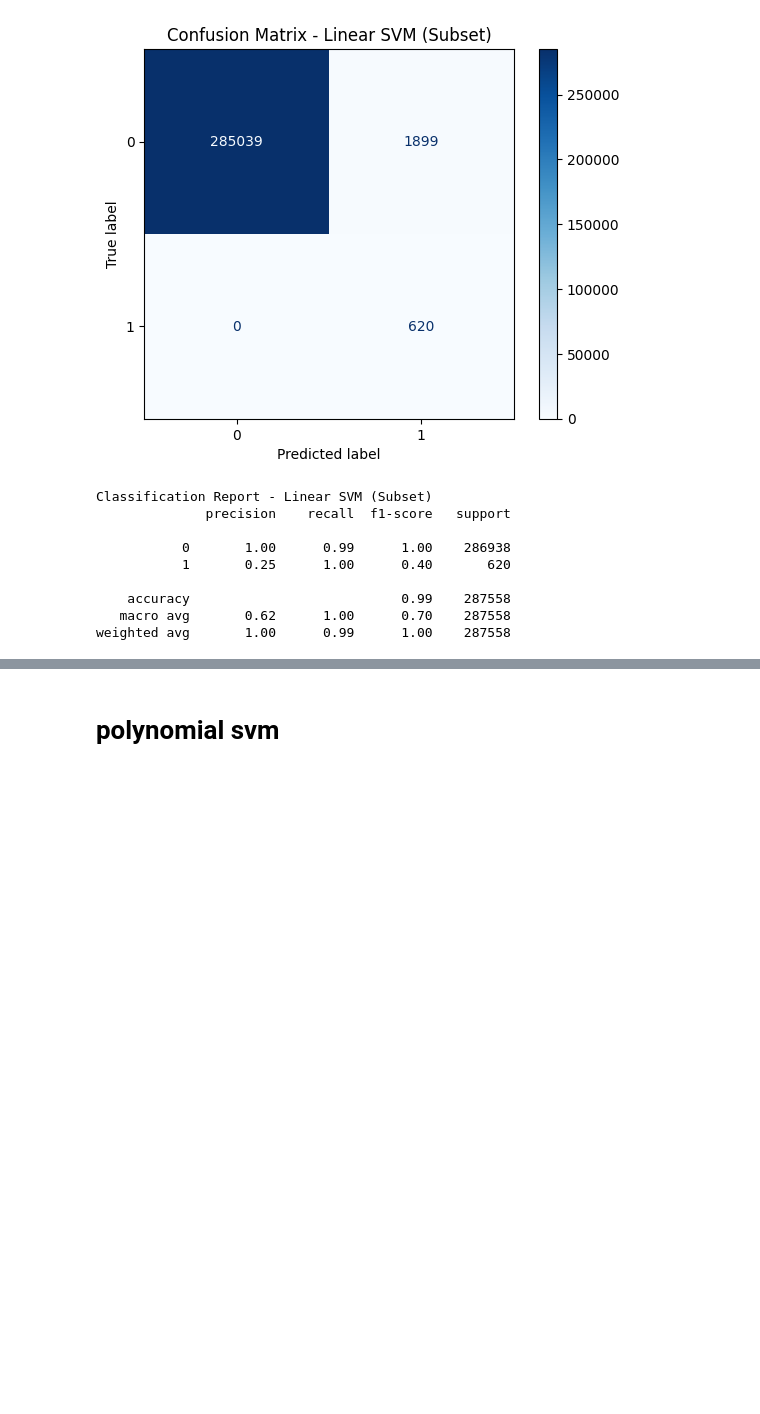
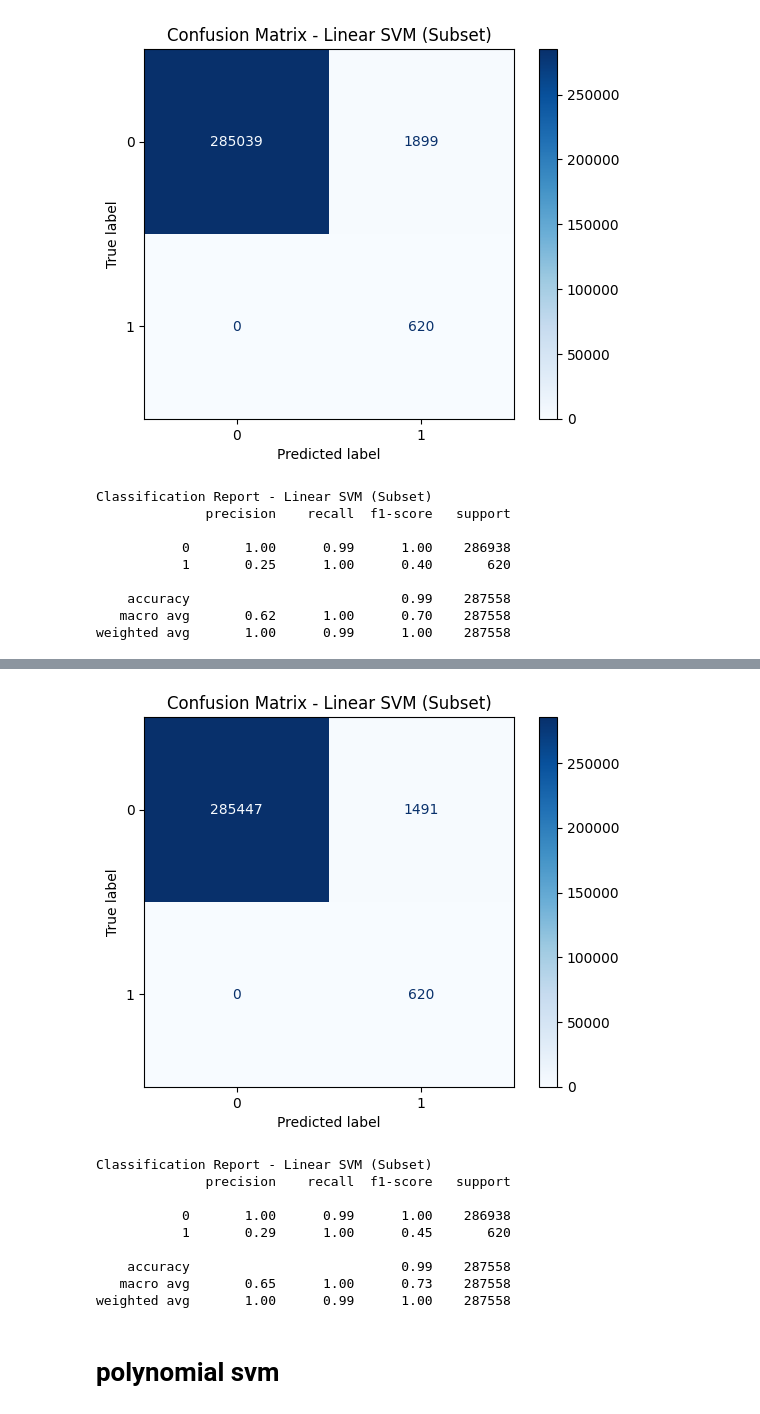
Before and after one commit to Mihirchauhan0709/ml-project, a Jupyter notebook: Models/svm.ipynb, the cells around one changed output, grey strips where cells are left out. Cells and saved outputs as stored; diff of their text form; code cells hidden in the pictures; blank space fills up the shorter version.

```diff
--- a/Models/svm.ipynb
+++ b/Models/svm.ipynb
@@ -237,3 +275,41 @@ weighted avg       1.00      0.99      1.00    287558
+# %%
+# Import necessary libraries
+from sklearn.svm import LinearSVC
+from sklearn.metrics import confusion_matrix, classification_report, ConfusionMatrixDisplay
+import matplotlib.pyplot as plt
+
+# Subset the training data (20,000 rows for faster modeling)
+X_train_sample = X_train_smote.sample(n=20000, random_state=42)
+y_train_sample = y_train_smote.loc[X_train_sample.index]
+
+# Train Linear SVM using LinearSVC
+linear_svm = LinearSVC(C=10, random_state=42, max_iter=10000)
+linear_svm.fit(X_train_sample, y_train_sample)
+
+# Predict on test set
+y_pred_linear = linear_svm.predict(X_test)
+
+# Confusion Matrix
+cm_linear = confusion_matrix(y_test, y_pred_linear)
+disp = ConfusionMatrixDisplay(confusion_matrix=cm_linear, display_labels=linear_svm.classes_)
+disp.plot(cmap=plt.cm.Blues)
+plt.title('Confusion Matrix - Linear SVM (Subset)')
+plt.show()
+
+# Classification Report
+print("Classification Report - Linear SVM (Subset)")
+print(classification_report(y_test, y_pred_linear))
+# %% [output]
+[figure, added]
+Classification Report - Linear SVM (Subset)
+              precision    recall  f1-score   support
+
+           0       1.00      0.99      1.00    286938
+           1       0.29      1.00      0.45       620
+
+    accuracy                           0.99    287558
+   macro avg       0.65      1.00      0.73    287558
+weighted avg       1.00      0.99      1.00    287558
 # %% [markdown]
 # polynomial svm
 # %%
```
Also changed, not shown: parts of 3 cells of this notebook, 3 other files.
